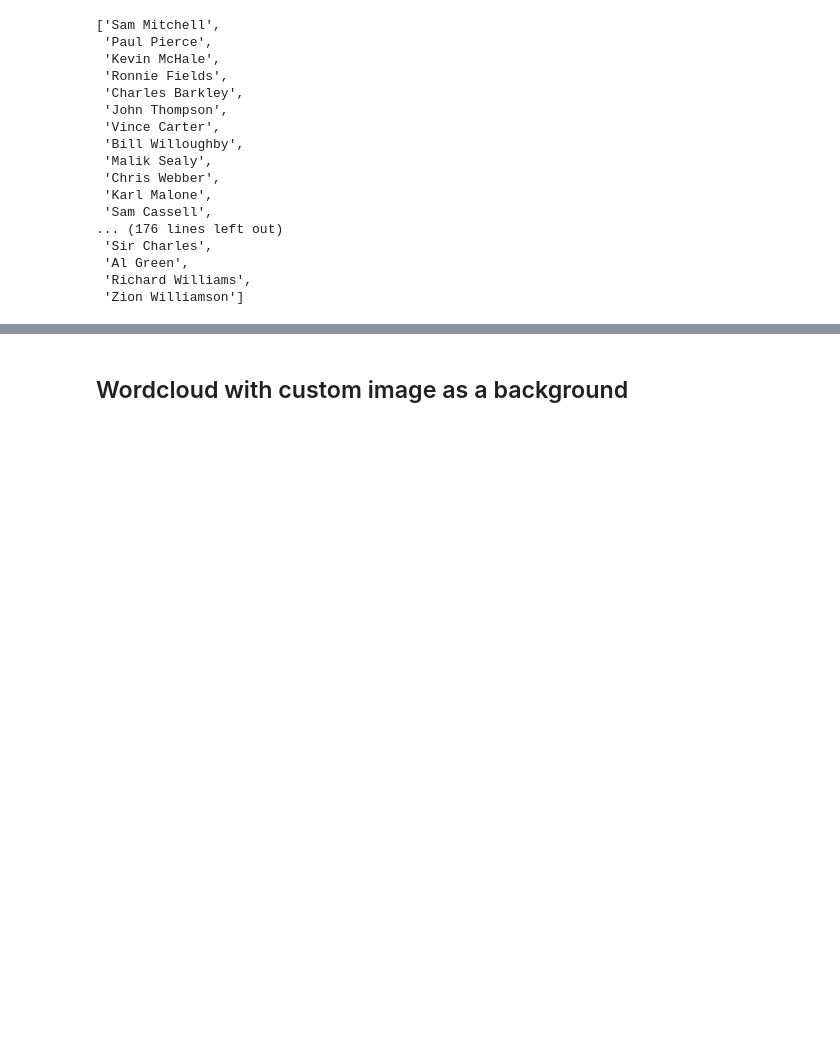
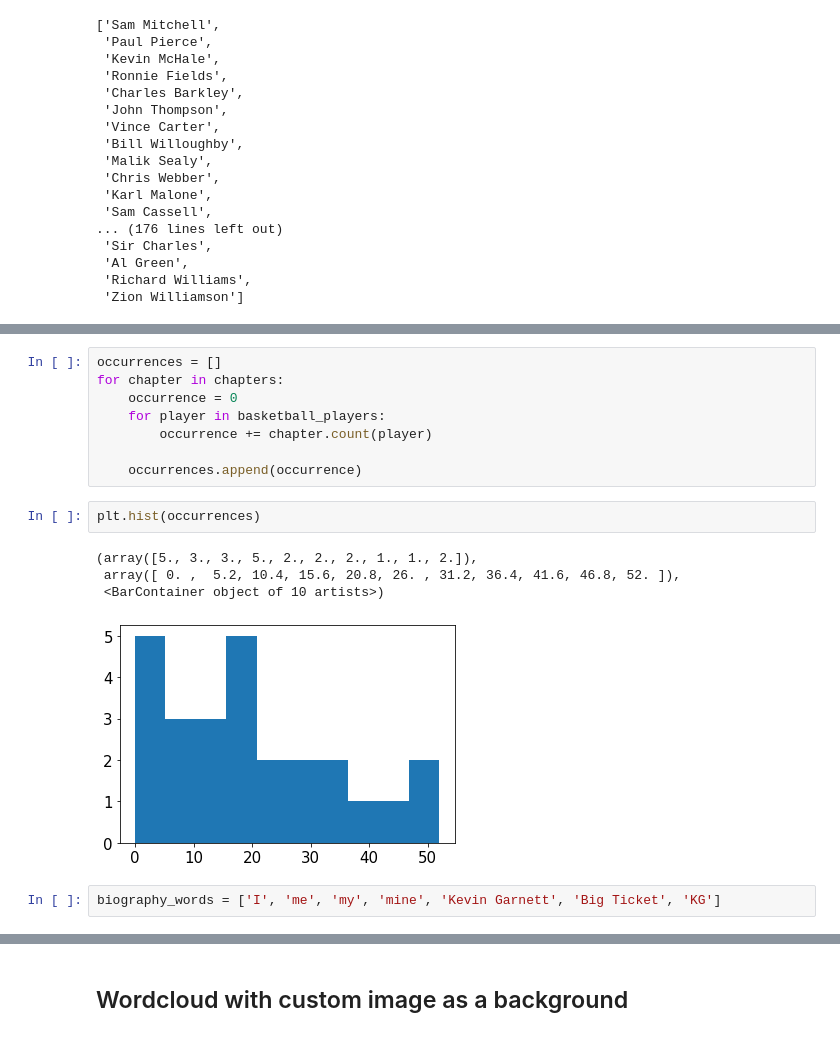
Before and after one commit to dpalatynski/DataAnalysis, a Jupyter notebook: book-analysis/book-analysis.ipynb, the cells around one changed output, grey strips where cells are left out. Saved outputs shown, nothing was run; the diff lists cells and outputs as text; blank space fills up the shorter version.

```diff
--- a/book-analysis/book-analysis.ipynb
+++ b/book-analysis/book-analysis.ipynb
@@ -373,0 +399,17 @@ basketball_players
+# %%
+occurrences = []
+for chapter in chapters:
+    occurrence = 0
+    for player in basketball_players:
+        occurrence += chapter.count(player)
+
+    occurrences.append(occurrence)
+# %%
+plt.hist(occurrences)
+# %% [output]
+(array([5., 3., 3., 5., 2., 2., 2., 1., 1., 2.]),
+ array([ 0. ,  5.2, 10.4, 15.6, 20.8, 26. , 31.2, 36.4, 41.6, 46.8, 52. ]),
+ <BarContainer object of 10 artists>)
+[figure, added]
+# %%
+biography_words = ['I', 'me', 'my', 'mine', 'Kevin Garnett', 'Big Ticket', 'KG']
```
Also changed, not shown: parts of 24 cells of this notebook.
